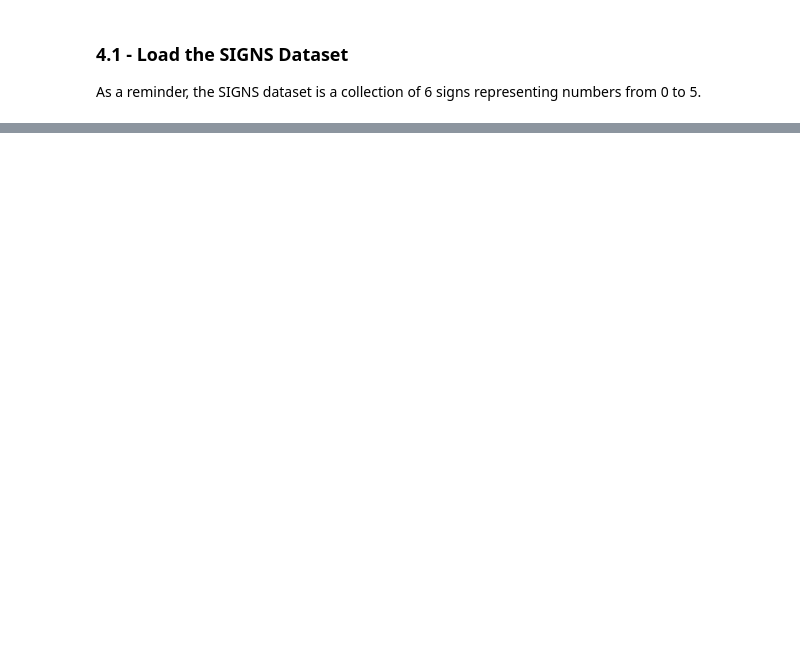
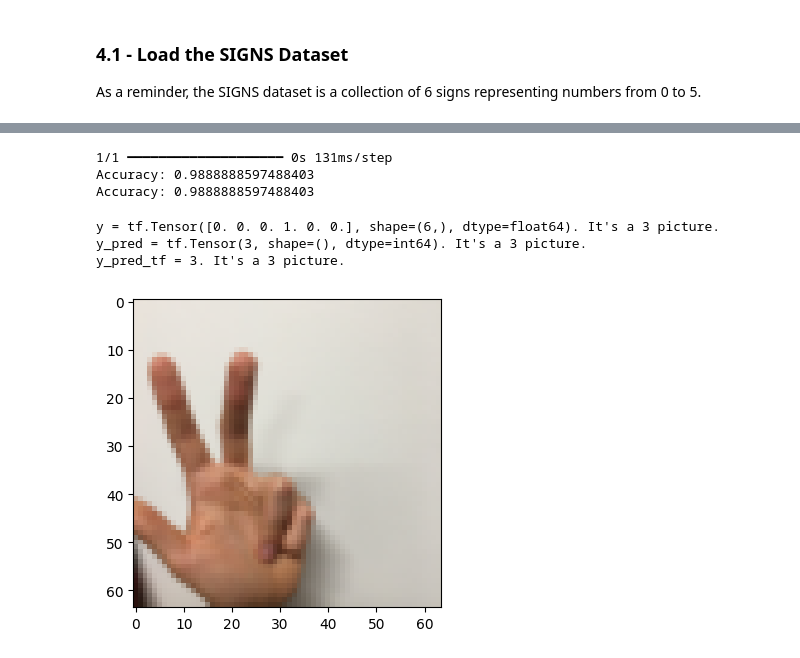
Before and after one commit to Joel-Ajayi/NeuralNetwork_Scratch, a Jupyter notebook: main.ipynb, the cells around one changed output, grey strips where cells are left out. Cells and saved outputs as stored; diff of their text form; code cells hidden in the pictures; blank space fills up the shorter version.

```diff
--- a/main.ipynb
+++ b/main.ipynb
@@ -223,0 +266,22 @@ plt.imshow(train_x_2[:,hand_index].reshape(shape_2))
+# %%
+nn_signs_tf = Sequential([
+    Conv2D(filters=32, kernel_size=(7,7), strides=(2,2), padding='same'),
+    BatchNormalization(axis=3),
+    ReLU(),
+    MaxPool2D(pool_size=(8,8), strides=(8,8), padding='same'),
+    Flatten(),
+    tf.keras.layers.Dropout(0.3),
+
+    tf.keras.layers.Dense(128),
+    BatchNormalization(axis=1),
+    ReLU(),
+    tf.keras.layers.Dropout(0.1),
+
+    tf.keras.layers.Dense(len(classes_2), activation='softmax')
+])
+# %%
+nn_signs_tf.compile(optimizer=tf.keras.optimizers.Adam(0.001),
+                   loss=tf.keras.losses.CategoricalCrossentropy(),
+                   metrics=['accuracy'])
+# %%
+history_signs = nn_signs_tf.fit(train_2.batch(64).prefetch(tf.data.AUTOTUNE), epochs=50)
@@ -223,0 +321,27 @@ plt.imshow(train_x_2[:,hand_index].reshape(shape_2))
+# %%
+batch = test_2.batch(train_2.cardinality().numpy())
+
+pred_tf = nn_signs_tf.predict(batch)
+pred_tf = np.argmax(pred_tf, axis=1)
+
+for img_batch, label_batch in batch:
+    nn_signs.predict(img_batch, label_batch)
+    img = img_batch
+    img_label = label_batch
+    img_label_pred = nn_signs.predict(img_batch, label_batch)
+    img_label_pred = tf.argmax(img_label_pred, axis=0)
+# %% [output]
+1/1 ━━━━━━━━━━━━━━━━━━━━ 0s 131ms/step
+Accuracy: 0.9888888597488403
+Accuracy: 0.9888888597488403
+# %%
+index = 111
+plt.imshow(img[index])
+print ("y = " + str(img_label[index]) + ". It's a " + str(classes_2[tf.argmax(img_label[index])]) +  " picture.")
+print ("y_pred_sracth = " + str(img_label_pred[index]) + ". It's a " + str(classes_2[img_label_pred[index]]) +  " picture.")
+print ("y_pred_tf = " + str(pred_tf[index]) + ". It's a " + str(classes_2[pred_tf[index]]) +  " picture.")
+# %% [output]
+y = tf.Tensor([0. 0. 0. 1. 0. 0.], shape=(6,), dtype=float64). It's a 3 picture.
+y_pred = tf.Tensor(3, shape=(), dtype=int64). It's a 3 picture.
+y_pred_tf = 3. It's a 3 picture.
+[figure, added]
```
Also changed, not shown: parts of 25 cells of this notebook, 6 other files.
